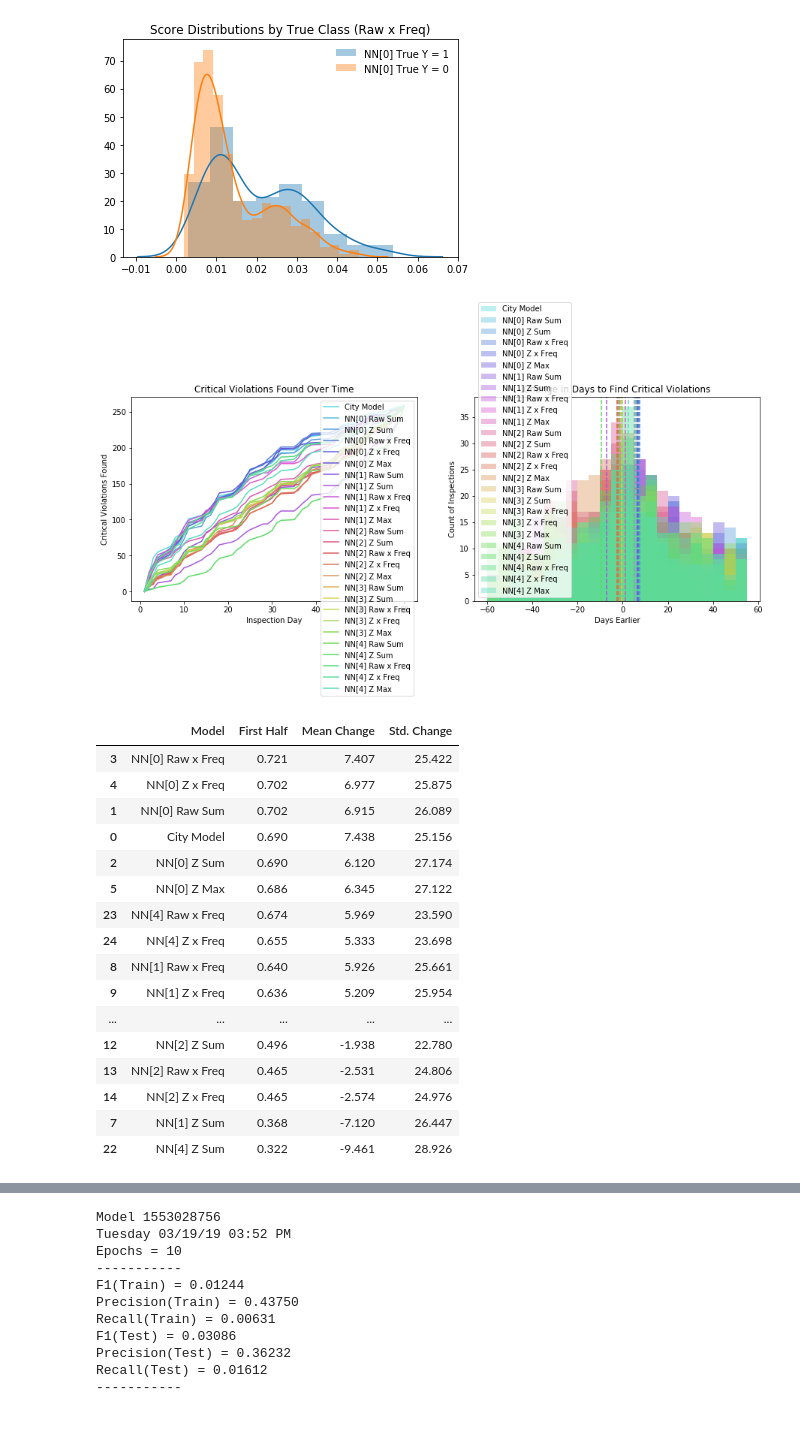
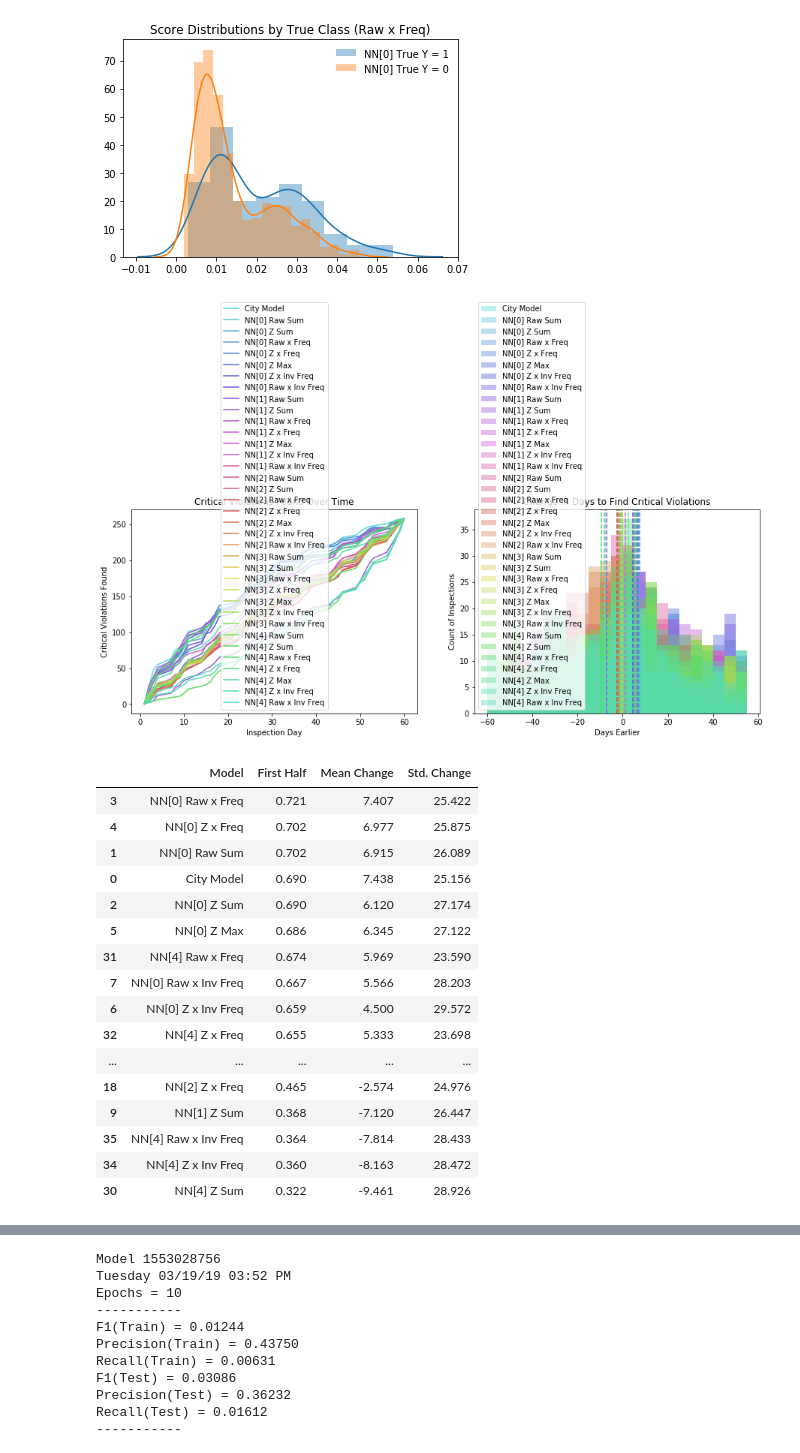
Before and after one commit to vingkan/foodinspectionforecasting, a Jupyter notebook: IIT/31_networks.ipynb, the cells around one changed output, grey strips where cells are left out. Cells and saved outputs as stored; diff of their text form; code cells hidden in the pictures; blank space fills up the shorter version.

```diff
--- a/IIT/31_networks.ipynb
+++ b/IIT/31_networks.ipynb
@@ -133,20 +133,23 @@ plt.show()
 [figure]
 # %%
 crit_freq = crit_train.mean(axis=0)
+crit_inv_freq = 1/ crit_freq
 days = to_inspection_daynum(d_test[DATE])
 all_models = [
     ("City Model", city.predict_proba(X_test)[:,1])
 ]
 for i, model in enumerate(models):
     m1 = ("NN[{}] Raw Sum".format(i), model.predict(X_test).sum(axis=1))
     m2 = ("NN[{}] Z Sum".format(i), predict_z(model, X_train, X_test).sum(axis=1))
     m3 = ("NN[{}] Raw x Freq".format(i), np.dot(model.predict(X_test), crit_freq))
     m4 = ("NN[{}] Z x Freq".format(i), np.dot(predict_z(model, X_train, X_test), crit_freq))
     m5 = ("NN[{}] Z Max".format(i), predict_z(model, X_train, X_test).max(axis=1))
-    all_models.extend([m1, m2, m3 , m4, m5])
+    m6 = ("NN[{}] Z x Inv Freq".format(i), np.dot(predict_z(model, X_train, X_test), crit_inv_freq))
+    m7 = ("NN[{}] Raw x Inv Freq".format(i), np.dot(model.predict(X_test), crit_inv_freq))
+    all_models.extend([m1, m2, m3 , m4, m5, m6, m7])
 compare_metrics(y_test, days, all_models)
 # %% [output]
-[figure, old version]
+[figure, new version]
 |  | Model | First Half | Mean Change | Std. Change |
 | 3 | NN[0] Raw x Freq | 0.721 | 7.407 | 25.422 |
 | 4 | NN[0] Z x Freq | 0.702 | 6.977 | 25.875 |
@@ -154,14 +157,14 @@ compare_metrics(y_test, days, all_models)
 | 0 | City Model | 0.690 | 7.438 | 25.156 |
 | 2 | NN[0] Z Sum | 0.690 | 6.120 | 27.174 |
 | 5 | NN[0] Z Max | 0.686 | 6.345 | 27.122 |
-| 23 | NN[4] Raw x Freq | 0.674 | 5.969 | 23.590 |
-| 24 | NN[4] Z x Freq | 0.655 | 5.333 | 23.698 |
-| 8 | NN[1] Raw x Freq | 0.640 | 5.926 | 25.661 |
-| 9 | NN[1] Z x Freq | 0.636 | 5.209 | 25.954 |
+| 31 | NN[4] Raw x Freq | 0.674 | 5.969 | 23.590 |
+| 7 | NN[0] Raw x Inv Freq | 0.667 | 5.566 | 28.203 |
+| 6 | NN[0] Z x Inv Freq | 0.659 | 4.500 | 29.572 |
+| 32 | NN[4] Z x Freq | 0.655 | 5.333 | 23.698 |
 | ... | ... | ... | ... | ... |
-| 12 | NN[2] Z Sum | 0.496 | -1.938 | 22.780 |
-| 13 | NN[2] Raw x Freq | 0.465 | -2.531 | 24.806 |
-| 14 | NN[2] Z x Freq | 0.465 | -2.574 | 24.976 |
-| 7 | NN[1] Z Sum | 0.368 | -7.120 | 26.447 |
-| 22 | NN[4] Z Sum | 0.322 | -9.461 | 28.926 |
+| 18 | NN[2] Z x Freq | 0.465 | -2.574 | 24.976 |
+| 9 | NN[1] Z Sum | 0.368 | -7.120 | 26.447 |
+| 35 | NN[4] Raw x Inv Freq | 0.364 | -7.814 | 28.433 |
+| 34 | NN[4] Z x Inv Freq | 0.360 | -8.163 | 28.472 |
+| 30 | NN[4] Z Sum | 0.322 | -9.461 | 28.926 |
 # %%
```
Also changed, not shown: parts of 2 cells of this notebook, 2 other files.
